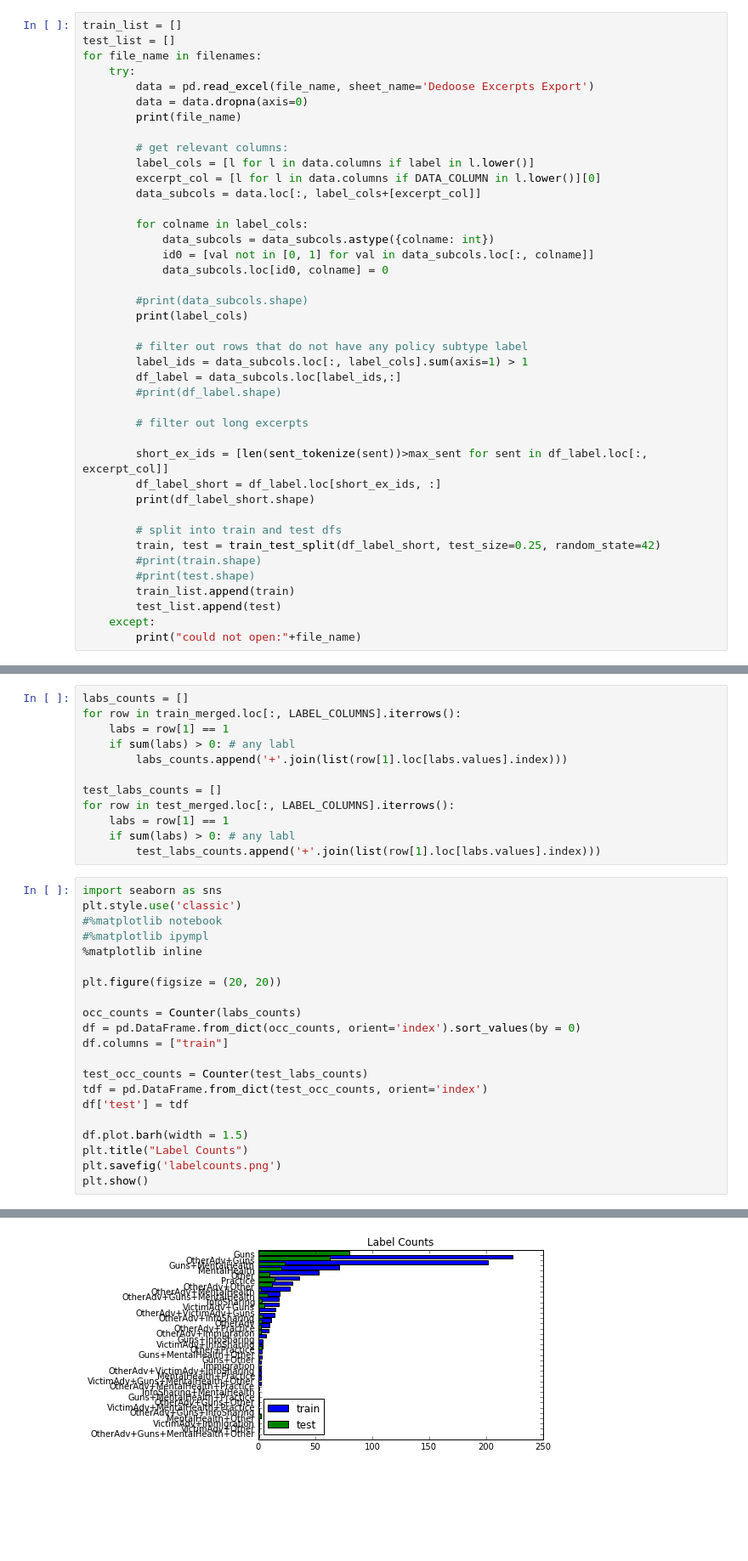
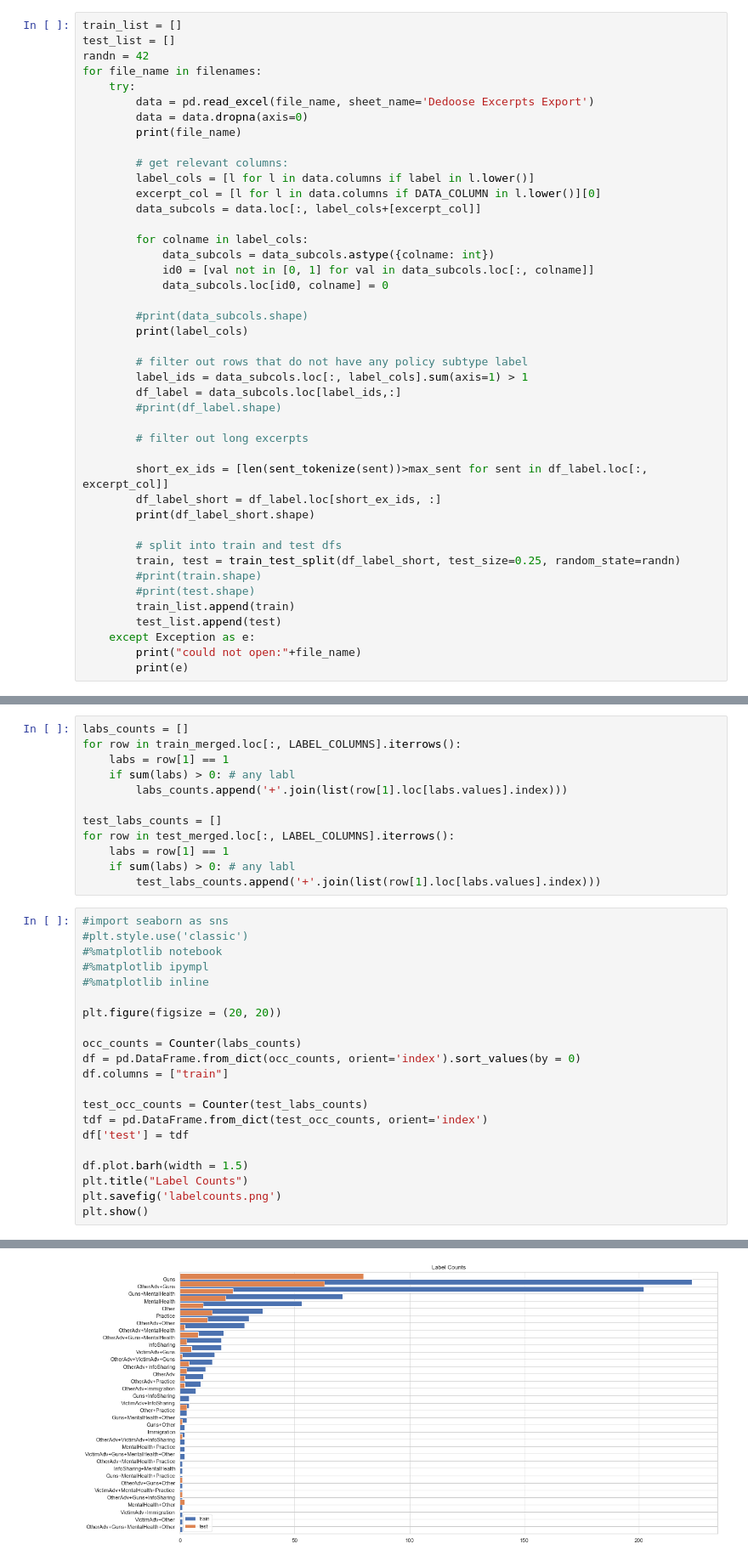
Before and after one commit to anjapago/AnalyzeAccountability, a Jupyter notebook: notebooks/Policy Labels Analysis.ipynb, the cells around one changed output, grey strips where cells are left out. Shown at 85% size. Saved outputs shown, nothing was run; the diff lists cells and outputs as text; blank space fills up the shorter version.

```diff
--- a/notebooks/Policy Labels Analysis.ipynb
+++ b/notebooks/Policy Labels Analysis.ipynb
@@ -46,6 +45,7 @@ MAX_SEQ_LENGTH = 128
 # %%
 train_list = []
 test_list = []
+randn = 42
 for file_name in filenames:
     try:
         data = pd.read_excel(file_name, sheet_name='Dedoose Excerpts Export')
@@ -77,13 +77,14 @@ for file_name in filenames:
         print(df_label_short.shape)
 
         # split into train and test dfs
-        train, test = train_test_split(df_label_short, test_size=0.25, random_state=42)
+        train, test = train_test_split(df_label_short, test_size=0.25, random_state=randn)
         #print(train.shape)
         #print(test.shape)
         train_list.append(train)
         test_list.append(test)
-    except:
+    except Exception as e:
         print("could not open:"+file_name)
+        print(e)
 # %% [output]
 data/Vegas - All Excerpts - 7_15_2019.xlsx
 ['Code: Policy Applied', 'Code: Policy\\Advocacy by others Applied', 'Code: Policy\\Advocacy by victims families Applied', 'Code: Policy\\Guns Applied', 'Code: Policy\\Immigration Applied', 'Code: Pol ...
@@ -243,26 +254,26 @@ for row in test_merged.loc[:, LABEL_COLUMNS].iterrows():
     if sum(labs) > 0: # any labl
         test_labs_counts.append('+'.join(list(row[1].loc[labs.values].index)))
 # %%
-import seaborn as sns
-plt.style.use('classic')
+#import seaborn as sns
+#plt.style.use('classic')
 #%matplotlib notebook
 #%matplotlib ipympl
-%matplotlib inline
+#%matplotlib inline
 
 plt.figure(figsize = (20, 20))
 
 occ_counts = Counter(labs_counts)
 df = pd.DataFrame.from_dict(occ_counts, orient='index').sort_values(by = 0)
 df.columns = ["train"]
 
 test_occ_counts = Counter(test_labs_counts)
 tdf = pd.DataFrame.from_dict(test_occ_counts, orient='index')
 df['test'] = tdf
 
 df.plot.barh(width = 1.5)
 plt.title("Label Counts")
 plt.savefig('labelcounts.png')
 plt.show()
 # %% [output]
 <Figure size 1440x1440 with 0 Axes>
-[figure, old version]
+[figure, new version]
```
Also changed, not shown: parts of 25 cells of this notebook, 1 other file.
